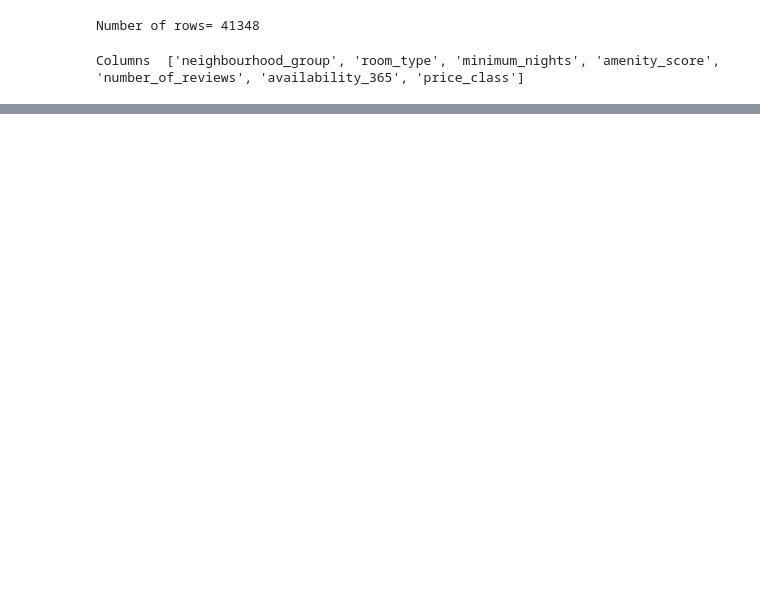
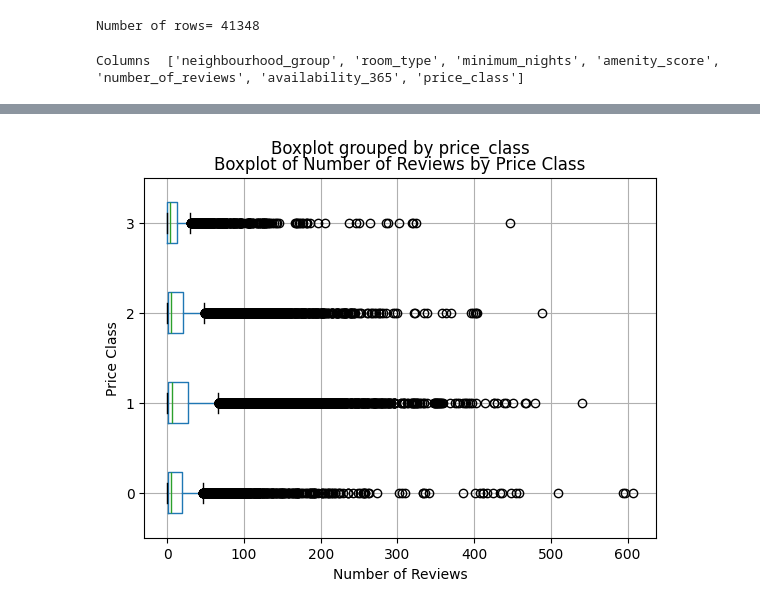
Before and after one commit to ZainGulbaz/Deep-Learning-PA1, a Jupyter notebook: eda.ipynb, the cells around one changed output, grey strips where cells are left out. Drawn from its saved outputs; the diff is of its cells as text; code cells hidden in the pictures; blank space fills up the shorter version.

```diff
--- a/eda.ipynb
+++ b/eda.ipynb
@@ -31,0 +176,7 @@ dtype: object
+# %%
+df.boxplot(column="number_of_reviews", by="price_class", vert=False)
+plt.xlabel("Number of Reviews");
+plt.ylabel("Price Class");
+plt.title("Boxplot of Number of Reviews by Price Class");
+# %% [output]
+[figure, added]
```
Also changed, not shown: parts of 17 cells of this notebook.
